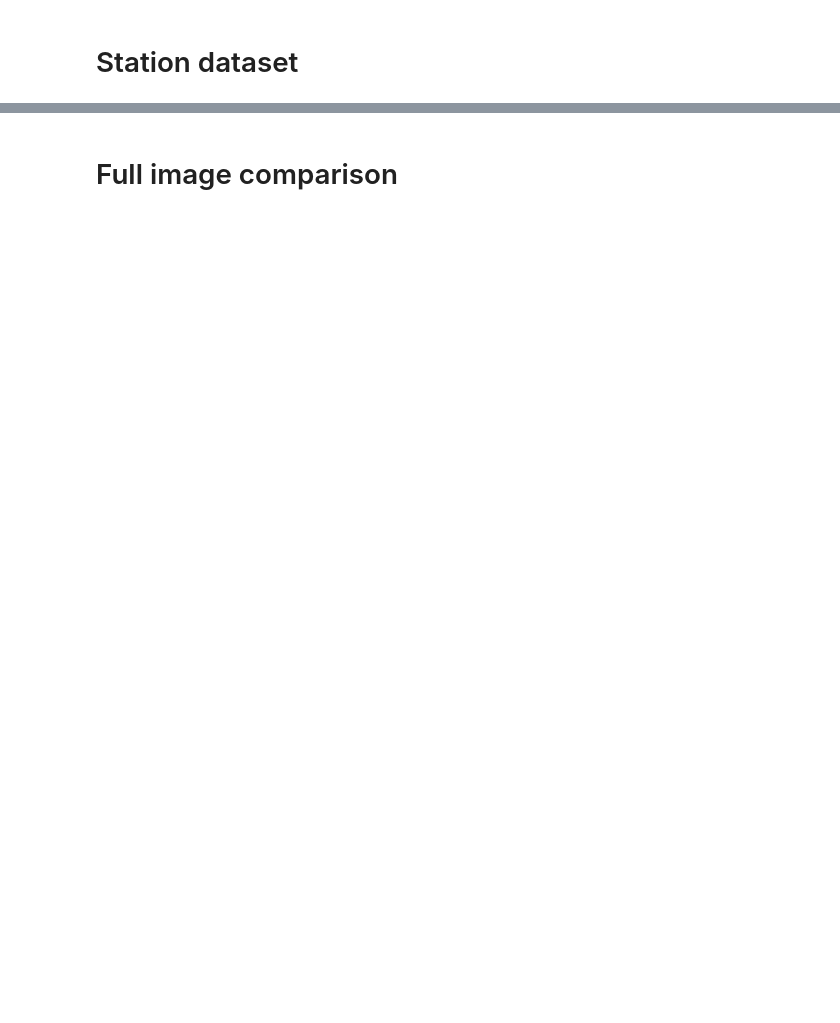
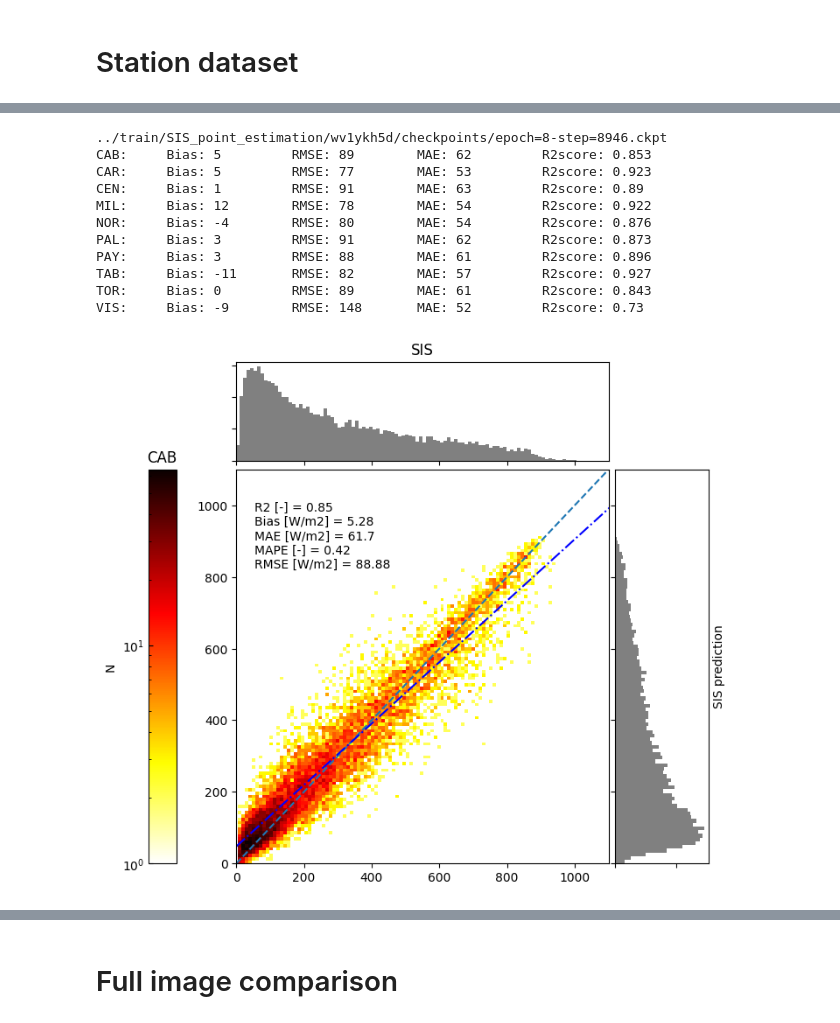
Before and after one commit to KRS-dev/irradiance_estimation, a Jupyter notebook: inference/inference.ipynb, the cells around one changed output, grey strips where cells are left out. Cells and saved outputs as stored; diff of their text form; code cells hidden in the pictures; blank space fills up the shorter version.

```diff
--- a/inference/inference.ipynb
+++ b/inference/inference.ipynb
@@ -186,10 +230,20 @@ config = SimpleNamespace(**config)
 trainer = Trainer(
     # profiler="simple",
     # num_sanity_val_steps=2,
-    accelerator="cpu",
+    accelerator="gpu",
     devices=1,
     precision="32",
 )
+
+
+
+# chkpt_fn = "../train/SIS_point_estimation/vh232f2j/checkpoints/epoch=11-step=11928.ckpt"
+chkpt_fn = '../train/SIS_point_estimation/wv1ykh5d/checkpoints/epoch=8-step=8946.ckpt' # SARAH3 emulator
+# chkpt_fn = '../train/SIS_point_estimation_groundstation/1otg6d0w/checkpoints/epoch=3-val_loss=0.01542.ckpt' # trained on 80 DWD groundstations
+# chkpt_fn = '../train/SIS_point_estimation_groundstation/4krccmyz/checkpoints/epoch=0-val_loss=0.09168.ckpt' # retrained for bias on SARAH3
+inference_fn = chkpt_fn.split('checkpoints')[0] + 'inference/'
+if not os.path.exists(inference_fn):
+    os.mkdir(inference_fn)
 
 model = ConvResNet_batchnormMLP(
     num_attr=len(config.x_features),
@@ -197,8 +251,13 @@ model = ConvResNet_batchnormMLP(
     output_channels=len(config.y_vars),
 )
 
+# model = ConvResNet_dropout(
+#     num_attr=len(config.x_features),
+#     input_channels=len(config.x_vars),
+#     output_channels=len(config.y_vars),
+# )
 estimator = LitEstimatorPoint.load_from_checkpoint(
-    ckpt_fn,
+    chkpt_fn,
     learning_rate=0.001,
     model=model,
     config=config,
@@ -212,0 +276,7 @@ HPU available: False, using: 0 HPUs
+# %%
+names = ['CAB','CAR','CEN','MIL','NOR','PAL','PAY','TAB','TOR','VIS']
+
+test_datasets = [GroundstationDataset(fn,
+                                config.y_vars, config.x_vars, config.x_features,
+                                       config.patch_size['x'], 12, config.transform, config.target_transform, sarah_idx_only=True)
+                for fn in names]
@@ -212,0 +294,6 @@ HPU available: False, using: 0 HPUs
+# %%
+predictions_stations = [trainer.predict(estimator, DataLoader(ds, 2000, shuffle=False)) for ds in test_datasets]
+
+predictions_stations = { nm: {'y_hat': torch.cat([p[0] for p in pred]),
+                              'y': torch.cat([p[1] for p in pred]),
+                              'x': torch.cat([p[2] for p in pred]) } for nm, pred in zip(names, predictions_stations)}
@@ -212,0 +313,16 @@ HPU available: False, using: 0 HPUs
+# %%
+print(chkpt_fn)
+statistics_stations(predictions_stations, True, True)
+# %% [output]
+../train/SIS_point_estimation/wv1ykh5d/checkpoints/epoch=8-step=8946.ckpt
+CAB:     Bias: 5         RMSE: 89        MAE: 62         R2score: 0.853
+CAR:     Bias: 5         RMSE: 77        MAE: 53         R2score: 0.923
+CEN:     Bias: 1         RMSE: 91        MAE: 63         R2score: 0.89
+MIL:     Bias: 12        RMSE: 78        MAE: 54         R2score: 0.922
+NOR:     Bias: -4        RMSE: 80        MAE: 54         R2score: 0.876
+PAL:     Bias: 3         RMSE: 91        MAE: 62         R2score: 0.873
+PAY:     Bias: 3         RMSE: 88        MAE: 61         R2score: 0.896
+TAB:     Bias: -11       RMSE: 82        MAE: 57         R2score: 0.927
+TOR:     Bias: 0         RMSE: 89        MAE: 61         R2score: 0.843
+VIS:     Bias: -9        RMSE: 148       MAE: 52         R2score: 0.73
+[figure, added]
```
Also changed, not shown: parts of 25 cells of this notebook, 13 other files.
